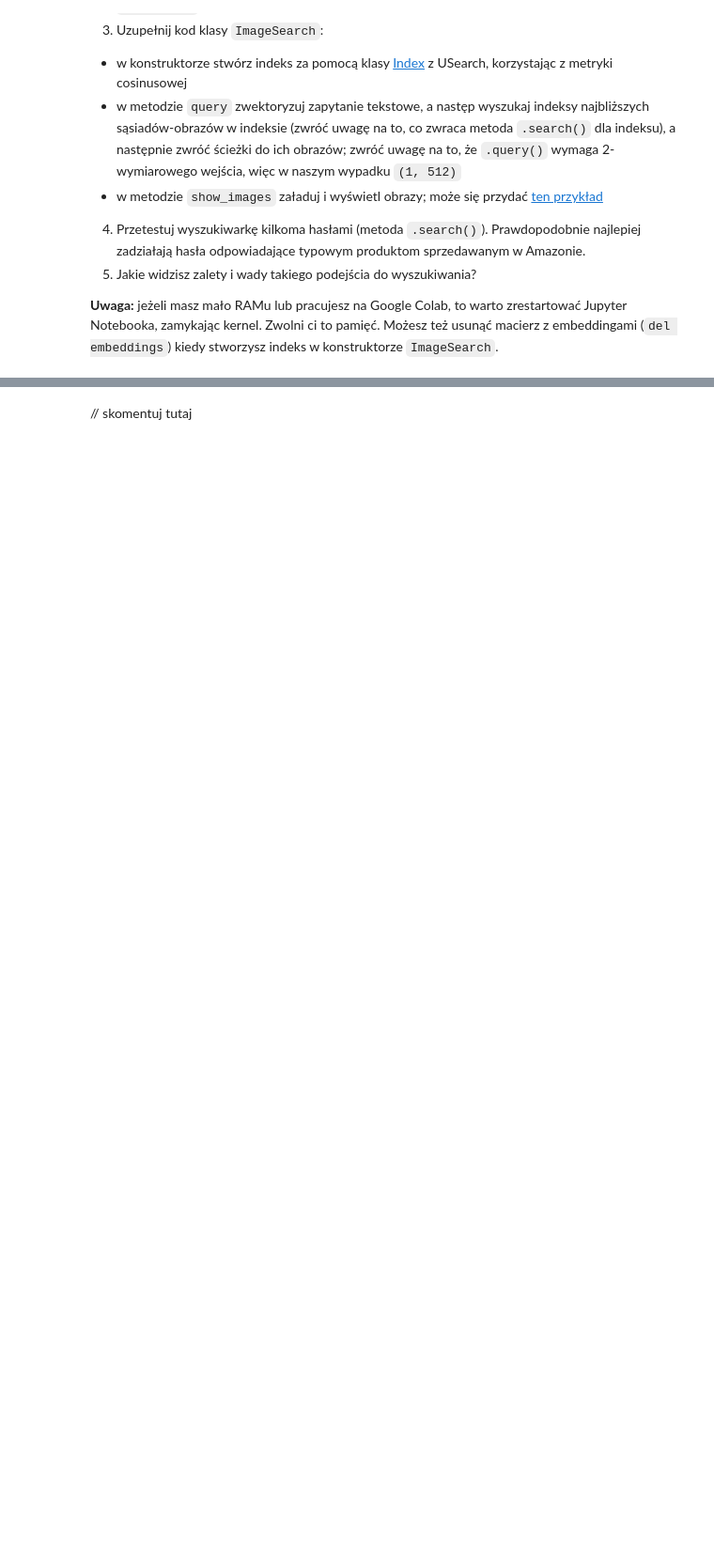
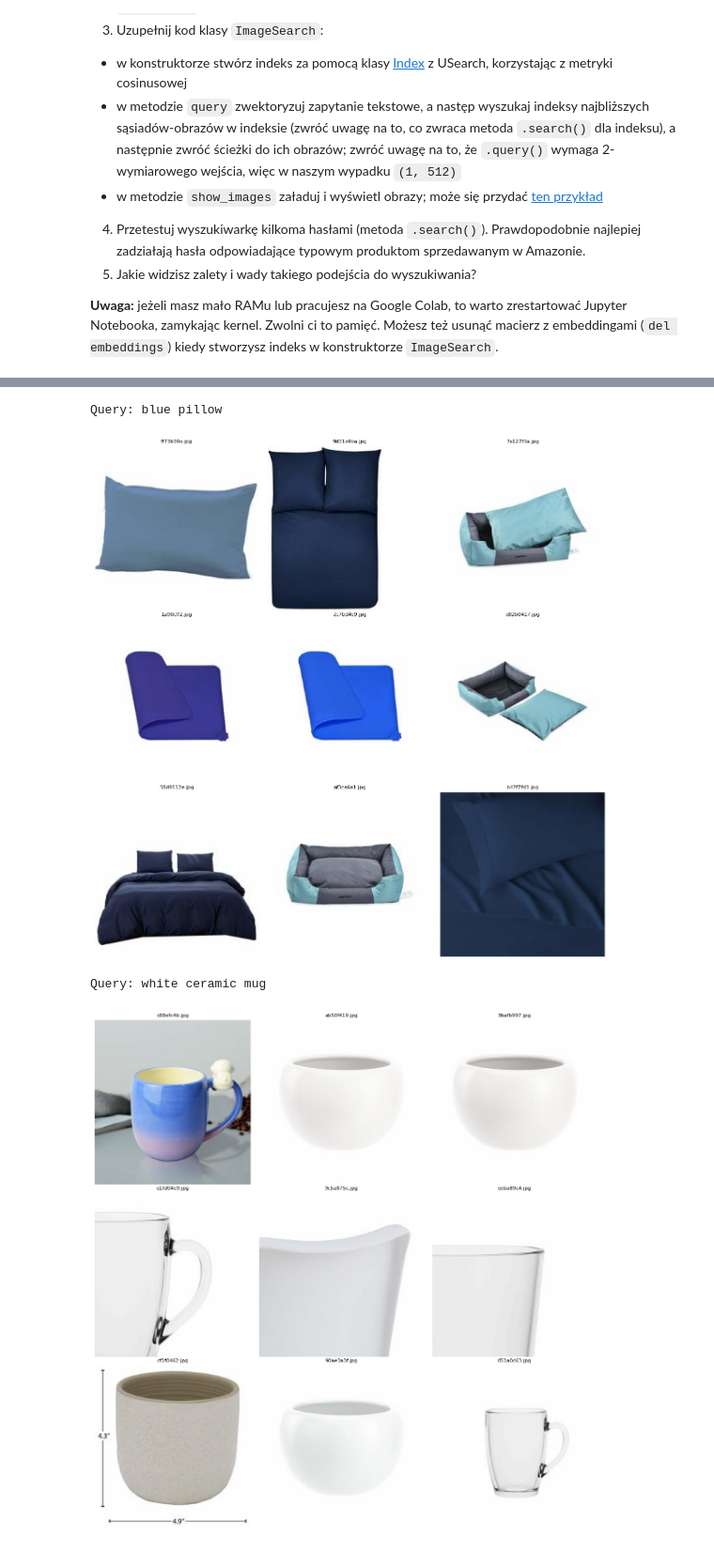
Before and after one commit to WSm-77/basics_of_machine_learning, a Jupyter notebook: lab2/notebook.ipynb, the cells around one changed output, grey strips where cells are left out. Shown at 94% size. Drawn from its saved outputs; the diff is of its cells as text; code cells hidden in the pictures; blank space fills up the shorter version.

Commit message:
feat: :sparkles: implement ImageSearch based on ANN

```diff
--- a/lab2/notebook.ipynb
+++ b/lab2/notebook.ipynb
@@ -845 +869,13 @@ image_paths
+# %%
+from itertools import islice
+
+import joblib
+import torch
+from PIL import Image
+from sentence_transformers import SentenceTransformer
+from tqdm.notebook import tqdm
+
+
+MAX_IMAGES = 20000
+BATCH_SIZE = max(joblib.cpu_count(only_physical_cores=True) or 1, 1)
 # %%
@@ -886,5 +924,5 @@ def vectorize_images(image_paths: pd.Series) -> np.ndarray:
 
     return embeddings
 # %%
-embeddings = vectorize_images(image_paths)
+embeddings = vectorize_images(image_paths, MAX_IMAGES)
 # %%
@@ -913,2 +992,16 @@ image_search.search("blue pillow")
-# %% [markdown]
-// skomentuj tutaj
+# %%
+queries = [
+    "blue pillow",
+    "white ceramic mug",
+    "wooden chair",
+]
+
+for query in queries:
+    print(f"Query: {query}")
+    image_search.search(query)
+    print()
+# %% [output]
+Query: blue pillow
+[figure, added]
+Query: white ceramic mug
+[figure, added]
```
Also changed, not shown: parts of 8 cells of this notebook.
